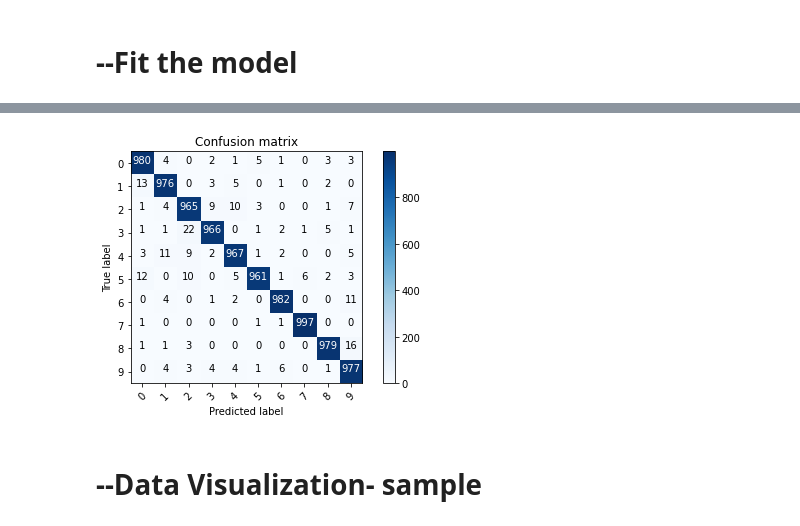
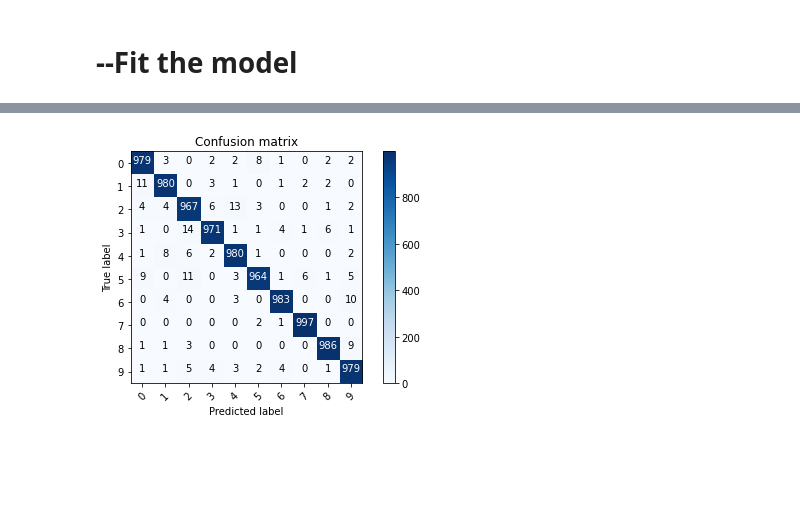
Before and after one commit to areola-joshua/areola-joshua, a Jupyter notebook: arabic-digit-recognizer.ipynb, the cells around one changed output, grey strips where cells are left out. Cells and saved outputs as stored; diff of their text form; code cells hidden in the pictures; blank space fills up the shorter version.

```diff
--- a/arabic-digit-recognizer.ipynb
+++ b/arabic-digit-recognizer.ipynb
@@ -209,7 +407,7 @@ model.compile(optimizer = optimizer , loss = "categorical_crossentropy", metrics
 history = model.fit(
           X_train,
           Y_train,
-          epochs=10,
+          epochs=15,
           validation_data = (X_test, y_test),
           verbose='sigmoid'
 )
@@ -270,42 +467,34 @@ def plot_confusion_matrix(cm, classes,
     Normalization can be applied by setting `normalize=True`.
     """
     plt.imshow(cm, interpolation='nearest', cmap=cmap)
     plt.title(title)
     plt.colorbar()
     tick_marks = np.arange(len(classes))
     plt.xticks(tick_marks, classes, rotation=45)
     plt.yticks(tick_marks, classes)
 
     if normalize:
         cm = cm.astype('float') / cm.sum(axis=1)[:, np.newaxis]
 
     thresh = cm.max() / 2.
     for i, j in itertools.product(range(cm.shape[0]), range(cm.shape[1])):
         plt.text(j, i, cm[i, j],
                  horizontalalignment="center",
                  color="white" if cm[i, j] > thresh else "black")
 
     plt.tight_layout()
     plt.ylabel('True label')
     plt.xlabel('Predicted label')
 
 # Predict the values from the validation dataset
-Y_pred = model.predict(X_val)
+Y_pred = model.predict(X_test)
 # Convert predictions classes to one hot vectors
 Y_pred_classes = np.argmax(Y_pred,axis = 1)
 # Convert validation observations to one hot vectors
-Y_true = np.argmax(Y_val,axis = 1)
+Y_true = np.argmax(y_test,axis = 1)
 # compute the confusion matrix
 confusion_mtx = confusion_matrix(Y_true, Y_pred_classes)
 # plot the confusion matrix
 plot_confusion_matrix(confusion_mtx, classes = range(10))
+# %% [output]
+[figure, added]
-# %%
-Y_true = np.argmax(y_test,axis = 1)
-
-confusion_mtx = confusion_matrix(Y_true, results)
-# plot the confusion matrix
-plot_confusion_matrix(confusion_mtx, classes = range(10))
-# %% [output]
-[figure, removed]
-# %% [markdown]
-# **--Data Visualization- sample**
```
Also changed, not shown: parts of 27 cells of this notebook.
